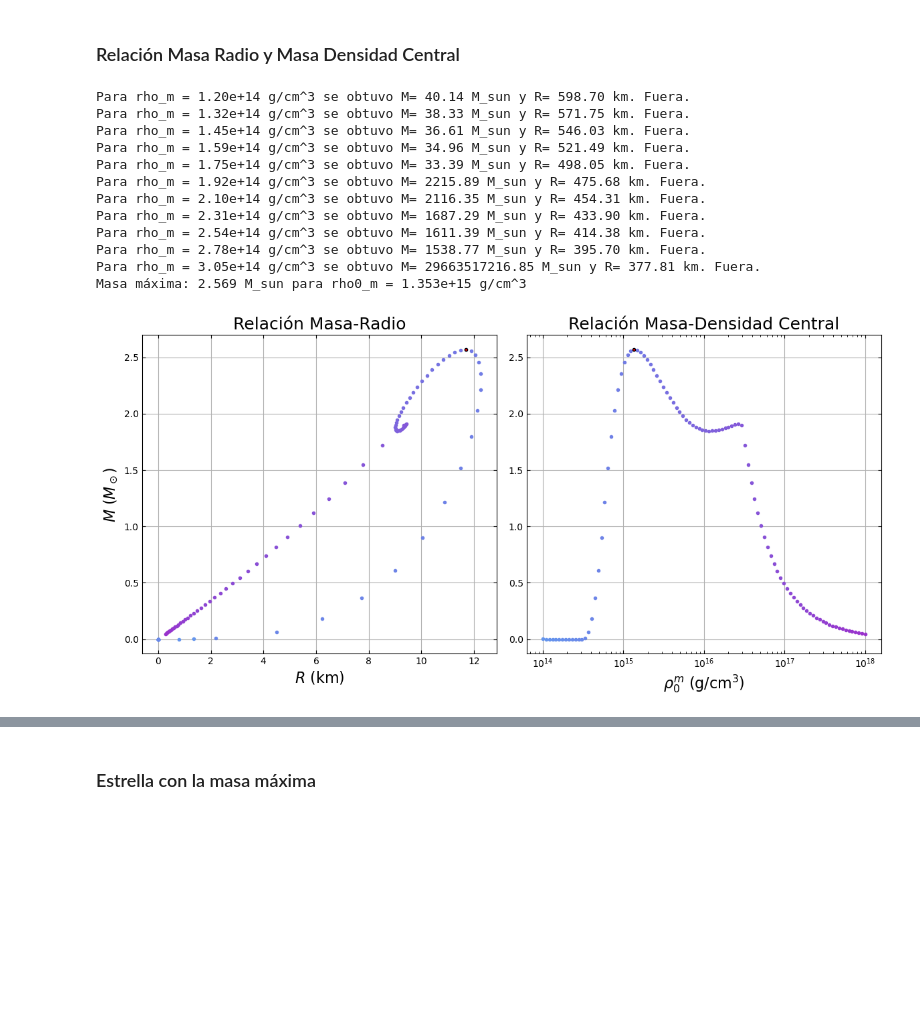
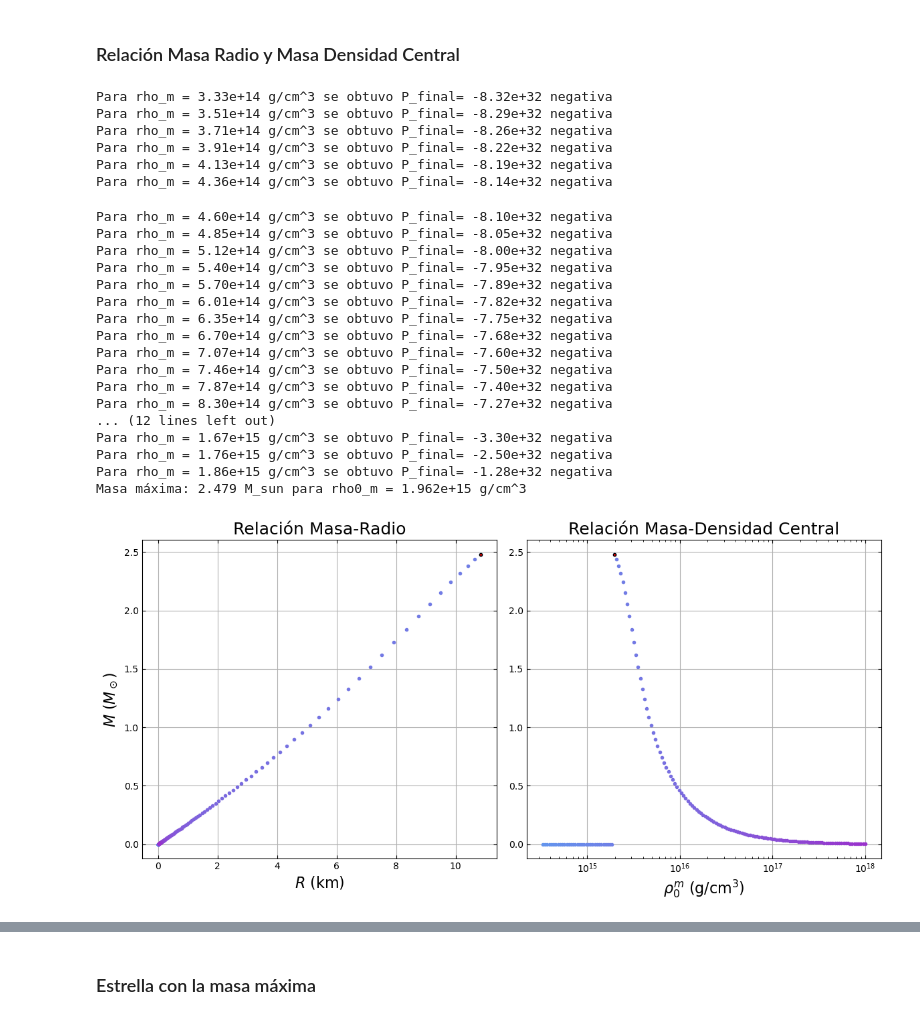
Before and after one commit to Vendetta0462/CalculosSimulaciones, a Jupyter notebook: NS_Structure/modelo_sigma-omega.ipynb, the cells around one changed output, grey strips where cells are left out. Saved outputs shown, nothing was run; the diff lists cells and outputs as text; code cells hidden in the pictures; blank space fills up the shorter version.

Commit message:
Inicio estimacion de parametros A y de definiciones de limite para la estrella (MvsR)

```diff
--- a/NS_Structure/modelo_sigma-omega.ipynb
+++ b/NS_Structure/modelo_sigma-omega.ipynb
@@ -175,6 +177,6 @@ x_sigma = 0.008988775080889565 m , x_sigma = 1.2309507300843599e-54 , para n_bar
 # %%
 # Graficamos la energia de enlace por nucleon vs el parametro x_f
-densidades_prove = np.linspace(1e13, 6.5e14, 100) # Densidades de bariones en g/cm^3
+densidades_prove = np.linspace(1e13, 6.5e14, 200) # Densidades de bariones en g/cm^3
 n_prove = densidades_prove*1e3/m_nuc_MKS # Densidades de bariones en m^-3
 energias_prove = np.zeros(len(n_prove)) # Energías de enlace por nucleón en m^-2 (geometrizadas)
 x_f_prove = np.zeros(len(n_prove)) # Momentos de Fermi adimensional
@@ -186,15 +188,15 @@ e_MKS = 1.6021766e-19 # J
 minimo = np.argmin(energias_prove/n_prove - m_nuc)
 n_saturacion = n_prove[minimo] # Densidad de saturación en m^-3
 n_saturacion *= (1e-15)**3 # Densidad de saturación en fm^-3
-print("Densidad de saturación n_saturacion =", n_saturacion, "1/fm^3 y energia de enlace por nucleon en saturación =", (np.min(energias_prove/n_prove - m_nuc))*c_MKS**4/G_MKS/e_MKS*1e-6, "MeV y densidad de energia en saturación =", energias_prove[minimo]*c_MKS**4/G_MKS/e_MKS*1e-6*(1e-15)**3, "MeV/fm^3")
+print("Densidad de saturación n_saturacion =", format(n_saturacion,".3f"), "1/fm^3 y energia de enlace por nucleon en saturación =", format((np.min(energias_prove/n_prove - m_nuc))*c_MKS**4/G_MKS/e_MKS*1e-6, ".3f"), "MeV y densidad de energia en saturación =", format(energias_prove[minimo]*c_MKS**4/G_MKS/e_MKS*1e-6*(1e-15)**3, ".3f"), "MeV/fm^3")
 
 # Graficamos la energía de enlace por nucleón en función de x_f
 plt.figure(figsize=(8,6))
 plt.plot(n_prove*(1e-15)**3, (energias_prove/n_prove - m_nuc)*c_MKS**4/G_MKS/e_MKS*1e-6, "-o")
-# plt.plot(n_prove*(1e-15)**3, (energias_prove/n_prove - m_nuc)*c_MKS**4/G_MKS/e_MKS*1e-6, "-o")
 plt.xlabel(r'$n_{barion}$ [fm$^{-3}$]')
 plt.ylabel(r'$\frac{\epsilon}{n}-m_{nuc}$ [MeV]')
 plt.ylim(-20, 20)
 plt.title(r'Energía de enlace por nucleón en función de $x_f$')
+plt.grid()
 plt.show()
 # %% [output]
@@ -322,50 +375,68 @@ Radio final =  9.084291208955415 km, Masa final =  1.8425066869301685 M_sun
 ### Relación Masa Radio y Masa Densidad Central
 # %%
 # Definimos el espacio de densidades centrales de masa para la integración
-# rhos_masa = np.logspace(np.log10(3.33e14), 18, 100) # Densidades de masa en kg/m^3
-rhos_masa = np.logspace(14, 18, 100) # Densidades de masa en kg/m^3
+rhos_masa = np.logspace(np.log10(3.33e14), 18, 150) # Densidades de masa en kg/m^3
+# rhos_masa = np.logspace(14, 18, 100) # Densidades de masa en kg/m^3
 
 # Calculamos la densidad de energía asociada a cada densidad de masa
 rhos = []
 for rho_m in rhos_masa:
     densidad_energia, _ = energia_presion(rho_m*1e3/m_nuc_MKS, A_sigma, A_omega, 1)
     rhos.append(densidad_energia)
 
 # Definimos arrays para la masa y el radio
 masas = np.zeros(len(rhos))
 radios = np.zeros(len(rhos))
 
 # Resolvemos el sistema TOV para cada densidad central de masa
 arg_max = 0
 for i in range(len(rhos)):
     rho0 = rhos[i] # Densidad de energía central en unidades geométricas
     R = rho_0_lambda/rho0 # Factor de conversión para la interpolación adimensionalizada con rho0
     rho_P_prima = lambda P: R*rho_P(P/R) # Interpolación adimensionalizada con rho0 (en función de P adimensional con rho0)
     P_central_prima = R*P_rho(1/R) # Presión central adimensionalizada con rho0
-    densidad_limite_prima = R*densidad_limite # Densidad de energía límite adimensionalizada con rho0
-    sol_final = tov.integrador(rf, dr, rho0*rho_geoToMKS, rho_P_prima, P_central_prima)
+    # densidad_limite_prima = R*densidad_limite # Densidad de energía límite adimensionalizada con rho0
+    densidad_limite_prima = 0.1
+    sol_final = tov.integrador(rf, dr, rho0*rho_geoToMKS, rho_P_prima, P_central_prima, densidad_limite=densidad_limite_prima)
     if sol_final[1]/1.989e30 > 5 or sol_final[0]/1e3 > 30:
         print("Para rho_m =", format(rhos_masa[i],"2.2e"), "g/cm^3 se obtuvo M=", format(sol_final[1]/1.989e30,".2f"), "M_sun y R=", format(sol_final[0]/1e3,".2f"), "km. Fuera.")
+        continue
+    if sol_final[2]/(rho0*rho_geoToMKS) > 0.11:
+        print("Para rho_m =", format(rhos_masa[i],"2.2e"), "g/cm^3 se obtuvo rho_0_final=", sol_final[2]/(rho0*rho_geoToMKS), "mayor a 0.1")
+        continue
+    if sol_final[3]<0:
+        print("Para rho_m =", format(rhos_masa[i],"2.2e"), "g/cm^3 se obtuvo P_final=", format(sol_final[3],"2.2e"), "negativa")
         continue
     radios[i] = sol_final[0] # Radio final en metros
     masas[i] = sol_final[1] # Masa final en kg
     if masas[i] > masas[arg_max]:
         arg_max = i
     # print("Se pudo para densidad de masa =", format(rho_m,"2.2e"), "g/cm^3")
 
 # Graficamos la relación masa-radio
 tov.grafica_masa_radio(radios, masas, rhos_masa)
 # %% [output]
-Para rho_m = 1.20e+14 g/cm^3 se obtuvo M= 40.14 M_sun y R= 598.70 km. Fuera.
-Para rho_m = 1.32e+14 g/cm^3 se obtuvo M= 38.33 M_sun y R= 571.75 km. Fuera.
-Para rho_m = 1.45e+14 g/cm^3 se obtuvo M= 36.61 M_sun y R= 546.03 km. Fuera.
-Para rho_m = 1.59e+14 g/cm^3 se obtuvo M= 34.96 M_sun y R= 521.49 km. Fuera.
-Para rho_m = 1.75e+14 g/cm^3 se obtuvo M= 33.39 M_sun y R= 498.05 km. Fuera.
-Para rho_m = 1.92e+14 g/cm^3 se obtuvo M= 2215.89 M_sun y R= 475.68 km. Fuera.
-Para rho_m = 2.10e+14 g/cm^3 se obtuvo M= 2116.35 M_sun y R= 454.31 km. Fuera.
-Para rho_m = 2.31e+14 g/cm^3 se obtuvo M= 1687.29 M_sun y R= 433.90 km. Fuera.
-Para rho_m = 2.54e+14 g/cm^3 se obtuvo M= 1611.39 M_sun y R= 414.38 km. Fuera.
-Para rho_m = 2.78e+14 g/cm^3 se obtuvo M= 1538.77 M_sun y R= 395.70 km. Fuera.
-Para rho_m = 3.05e+14 g/cm^3 se obtuvo M= 29663517216.85 M_sun y R= 377.81 km. Fuera.
-Masa máxima: 2.569 M_sun para rho0_m = 1.353e+15 g/cm^3
+Para rho_m = 3.33e+14 g/cm^3 se obtuvo P_final= -8.32e+32 negativa
+Para rho_m = 3.51e+14 g/cm^3 se obtuvo P_final= -8.29e+32 negativa
+Para rho_m = 3.71e+14 g/cm^3 se obtuvo P_final= -8.26e+32 negativa
+Para rho_m = 3.91e+14 g/cm^3 se obtuvo P_final= -8.22e+32 negativa
+Para rho_m = 4.13e+14 g/cm^3 se obtuvo P_final= -8.19e+32 negativa
+Para rho_m = 4.36e+14 g/cm^3 se obtuvo P_final= -8.14e+32 negativa
+Para rho_m = 4.60e+14 g/cm^3 se obtuvo P_final= -8.10e+32 negativa
+Para rho_m = 4.85e+14 g/cm^3 se obtuvo P_final= -8.05e+32 negativa
+Para rho_m = 5.12e+14 g/cm^3 se obtuvo P_final= -8.00e+32 negativa
+Para rho_m = 5.40e+14 g/cm^3 se obtuvo P_final= -7.95e+32 negativa
+Para rho_m = 5.70e+14 g/cm^3 se obtuvo P_final= -7.89e+32 negativa
+Para rho_m = 6.01e+14 g/cm^3 se obtuvo P_final= -7.82e+32 negativa
+Para rho_m = 6.35e+14 g/cm^3 se obtuvo P_final= -7.75e+32 negativa
+Para rho_m = 6.70e+14 g/cm^3 se obtuvo P_final= -7.68e+32 negativa
+Para rho_m = 7.07e+14 g/cm^3 se obtuvo P_final= -7.60e+32 negativa
+Para rho_m = 7.46e+14 g/cm^3 se obtuvo P_final= -7.50e+32 negativa
+Para rho_m = 7.87e+14 g/cm^3 se obtuvo P_final= -7.40e+32 negativa
+Para rho_m = 8.30e+14 g/cm^3 se obtuvo P_final= -7.27e+32 negativa
+... (12 lines left out)
+Para rho_m = 1.67e+15 g/cm^3 se obtuvo P_final= -3.30e+32 negativa
+Para rho_m = 1.76e+15 g/cm^3 se obtuvo P_final= -2.50e+32 negativa
+Para rho_m = 1.86e+15 g/cm^3 se obtuvo P_final= -1.28e+32 negativa
+Masa máxima: 2.479 M_sun para rho0_m = 1.962e+15 g/cm^3
-[figure, old version]
+[figure, new version]
```
Also changed, not shown: parts of 10 cells of this notebook.
